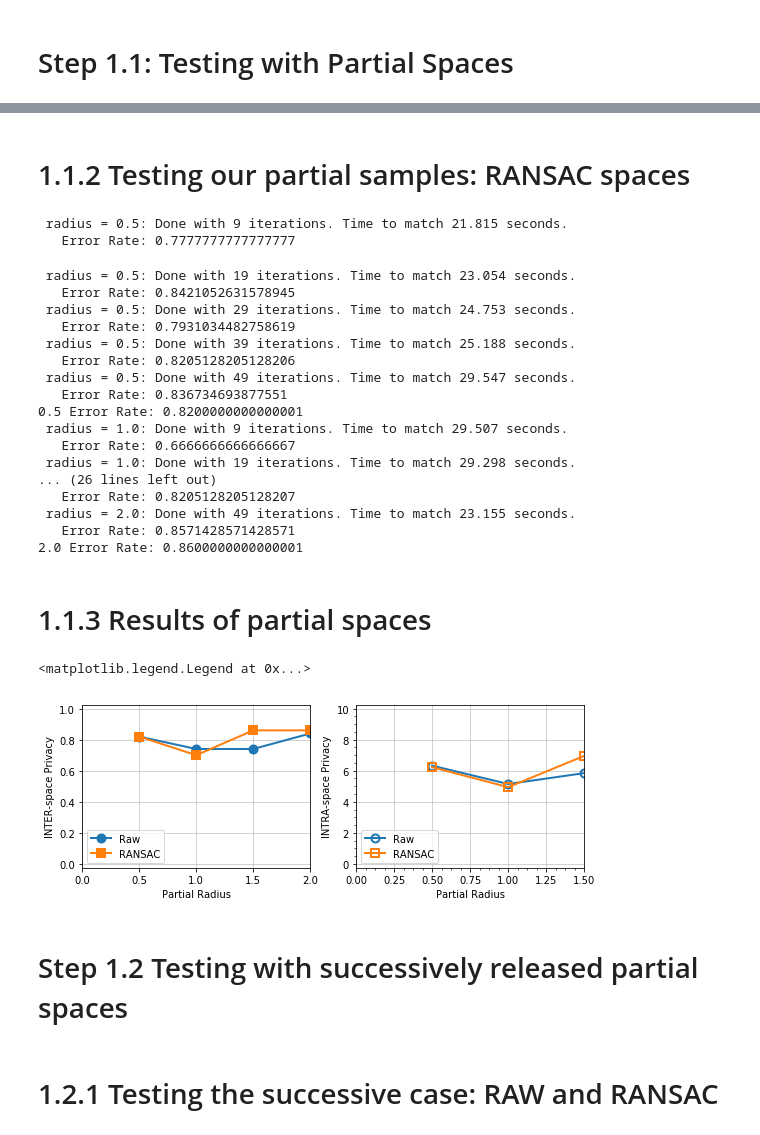
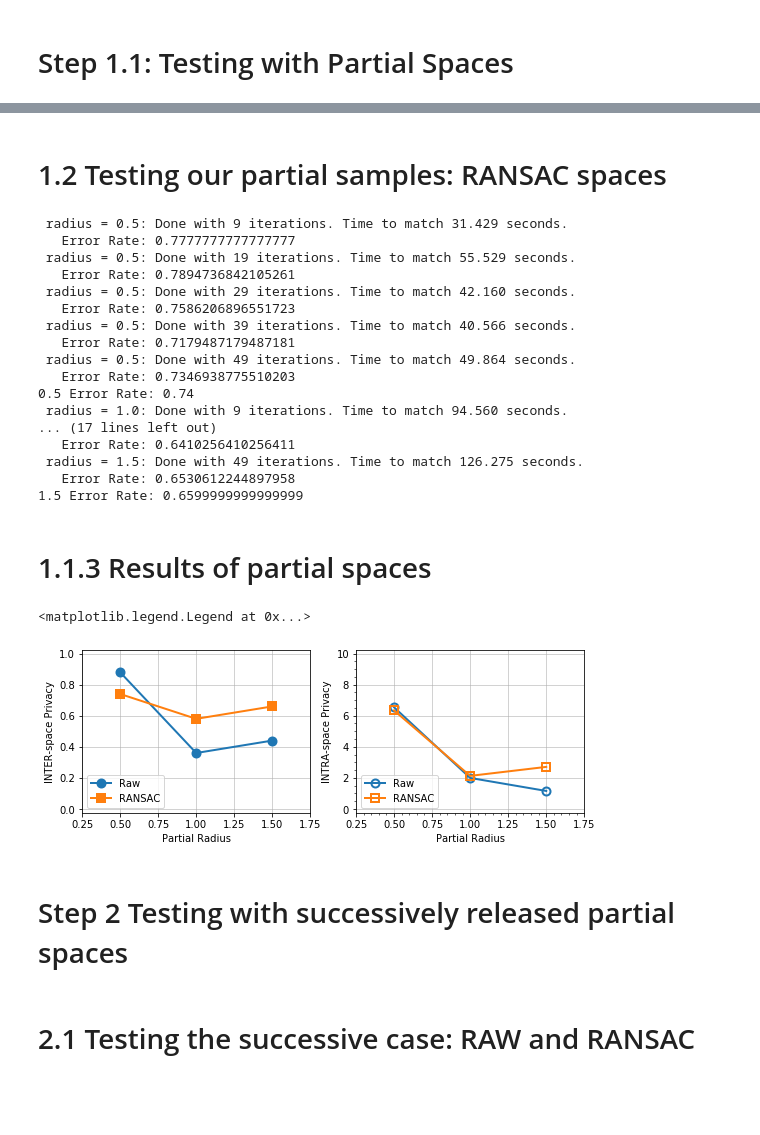
Before and after one commit to spatial-privacy/spatial-privacy, a Jupyter notebook: 3D-spatial-privacy-testing.ipynb, the cells around one changed output, grey strips where cells are left out. Saved outputs shown, nothing was run; the diff lists cells and outputs as text; code cells hidden in the pictures; blank space fills up the shorter version.

```diff
--- a/3D-spatial-privacy-testing.ipynb
+++ b/3D-spatial-privacy-testing.ipynb
@@ -26,22 +26,17 @@ from nn_matchers import *
 # %% [markdown]
 # EXTRACTING the existing sample data
 # %%
-# Combining the point position information with their normal vectors.
-
 with open('point_collection/new_contiguous_point_collection.pickle','rb') as f:
     new_contiguous_point_collection = pickle.load(f)
 
 with open('descriptors/new_complete_res5_4by5_descriptors.pickle','rb') as f:
     descriptors = pickle.load(f)
+
+"""
+Parameters
+"""
+# We used a radius range of 0.25 to 5.0 in increments of 0.25
+radius_range = np.arange(0.5,1.6,0.5)
 # %% [markdown]
 # Step 1.1: Testing with Partial Spaces
-# %%
-"""
-Parameters
-"""
-# We used a radius range of 0.25 to 5.0 in increments of 0.25
-radius_range = np.arange(0.5,2.1,0.5)
-
-# We used 100 for our investigation
-samples = 20
 # %% [markdown]
@@ -49,10 +44,12 @@ samples = 20
 # %%
+
 for radius in radius_range:
 
     t0 = time.time()
 
     with open('testing_samples/{}_partial_point_cloud.pickle'.format(radius), 'rb') as f:
         partial_point_collection = pickle.load(f)
+        samples = len(partial_point_collection)
 
     partial_scores = []
 
@@ -188,5 +168,5 @@ for radius in radius_range:
 # %% [markdown]
-# 1.1.2 Testing our partial samples: RANSAC spaces
+# 1.2 Testing our partial samples: RANSAC spaces
 # %%
 for radius in radius_range:
 
@@ -194,6 +174,7 @@ for radius in radius_range:
 
     with open('testing_samples/{}_partial_point_cloud.pickle'.format(radius), 'rb') as f:
         partial_point_collection = pickle.load(f)
+        samples = len(partial_point_collection)
 
     partial_scores = []
     partial_properties = []
@@ -302,25 +283,23 @@ for radius in radius_range:
     with open('testing_results/partials/radius_{}_RANSAC_errors.pickle'.format(radius), 'wb') as f:
         pickle.dump(partial_errors,f)
 # %% [output]
- radius = 0.5: Done with 9 iterations. Time to match 21.815 seconds.
+ radius = 0.5: Done with 9 iterations. Time to match 31.429 seconds.
    Error Rate: 0.7777777777777777
+ radius = 0.5: Done with 19 iterations. Time to match 55.529 seconds.
+   Error Rate: 0.7894736842105261
+ radius = 0.5: Done with 29 iterations. Time to match 42.160 seconds.
+   Error Rate: 0.7586206896551723
+ radius = 0.5: Done with 39 iterations. Time to match 40.566 seconds.
+   Error Rate: 0.7179487179487181
+ radius = 0.5: Done with 49 iterations. Time to match 49.864 seconds.
+   Error Rate: 0.7346938775510203
+0.5 Error Rate: 0.74
+ radius = 1.0: Done with 9 iterations. Time to match 94.560 seconds.
+... (17 lines left out)
+   Error Rate: 0.6410256410256411
+ radius = 1.5: Done with 49 iterations. Time to match 126.275 seconds.
+   Error Rate: 0.6530612244897958
+1.5 Error Rate: 0.6599999999999999
- radius = 0.5: Done with 19 iterations. Time to match 23.054 seconds.
-   Error Rate: 0.8421052631578945
- radius = 0.5: Done with 29 iterations. Time to match 24.753 seconds.
-   Error Rate: 0.7931034482758619
- radius = 0.5: Done with 39 iterations. Time to match 25.188 seconds.
-   Error Rate: 0.8205128205128206
- radius = 0.5: Done with 49 iterations. Time to match 29.547 seconds.
-   Error Rate: 0.836734693877551
-0.5 Error Rate: 0.8200000000000001
- radius = 1.0: Done with 9 iterations. Time to match 29.507 seconds.
-   Error Rate: 0.6666666666666667
- radius = 1.0: Done with 19 iterations. Time to match 29.298 seconds.
-... (26 lines left out)
-   Error Rate: 0.8205128205128207
- radius = 2.0: Done with 49 iterations. Time to match 23.155 seconds.
-   Error Rate: 0.8571428571428571
-2.0 Error Rate: 0.8600000000000001
 # %% [markdown]
 # 1.1.3 Results of partial spaces
 # %%
@@ -390,7 +369,7 @@ ax1 = fig.add_subplot(121)
 
 ax1.grid(alpha = 0.7)
 ax1.set_ylim(-0.025,1.025)
-ax1.set_xlim(0,radius_range[-1])
+ax1.set_xlim(radius_range[0]-0.25,radius_range[-1]+0.25)
 markersize = 8
 
 ax1.set_ylabel("INTER-space Privacy")
@@ -419,39 +398,39 @@ ax2 = fig.add_subplot(122)
 
 ax2.grid(alpha = 0.7)
 ax2.set_ylim(-0.25,10.25)
-ax2.set_xlim(0,1.5)
+ax2.set_xlim(radius_range[0]-0.25,radius_range[-1]+0.25)
 
 ax2.set_ylabel("INTRA-space Privacy")
 ax2.set_xlabel("Partial Radius")
 #ax2.set_yticklabels(fontsize = 16)
 #ax2.set_xticklabels(fontsize = 16)
 
 plt.minorticks_on()
 
 ax2.plot(
     RawNN_intra_errors[:,0],
     RawNN_intra_errors[:,1],
     linewidth = 2,
     marker = 'o',fillstyle = 'none',
     mew = 2,markersize = markersize,
     label = "Raw"
 )
 
 ax2.plot(
     RansacGeneralizedNN_intra_errors[:,0],
     RansacGeneralizedNN_intra_errors[:,1],
     linewidth = 2,
     marker = 's',fillstyle = 'none',
     mew = 2,markersize = markersize,
     label = "RANSAC"
 )
 
 ax2.legend(loc = "lower left")
 # %% [output]
 <matplotlib.legend.Legend at 0x...>
-[figure, old version]
+[figure, new version]
 # %% [markdown]
-# Step 1.2 Testing with successively released partial spaces
+# Step 2 Testing with successively released partial spaces
 # %%
 """
 Parameters
@@ -466,7 +446,7 @@ releases = 20
 # For demonstration purposes, we skip testing some successive samples but we still accumulate them.
 skip = 3
 # %% [markdown]
-# 1.2.1 Testing the successive case: RAW and RANSAC
+# 2.1 Testing the successive case: RAW and RANSAC
 # %%
 for radius in radius_range:
 
```
Also changed, not shown: parts of 15 cells of this notebook, 1 other file.
